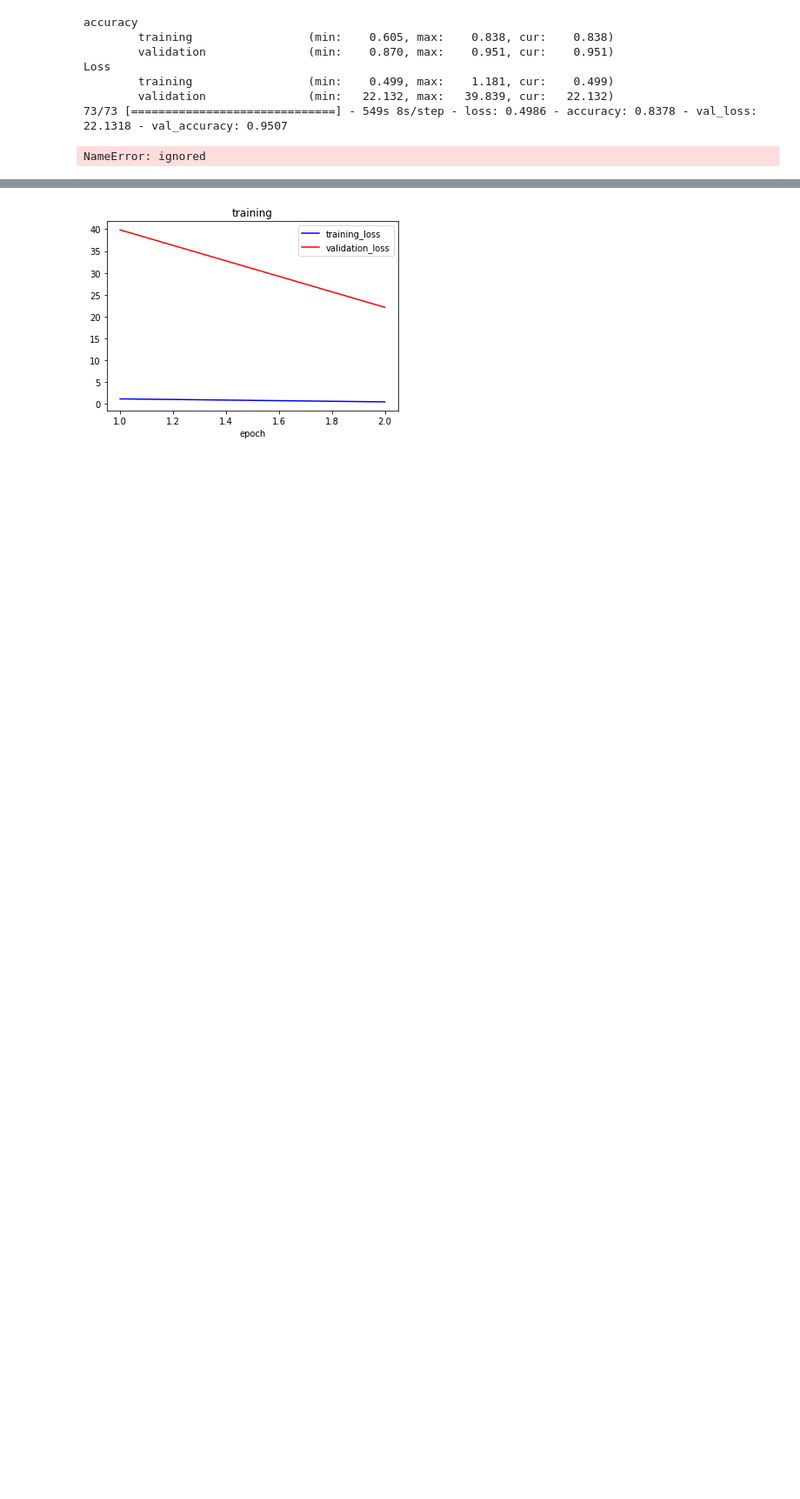
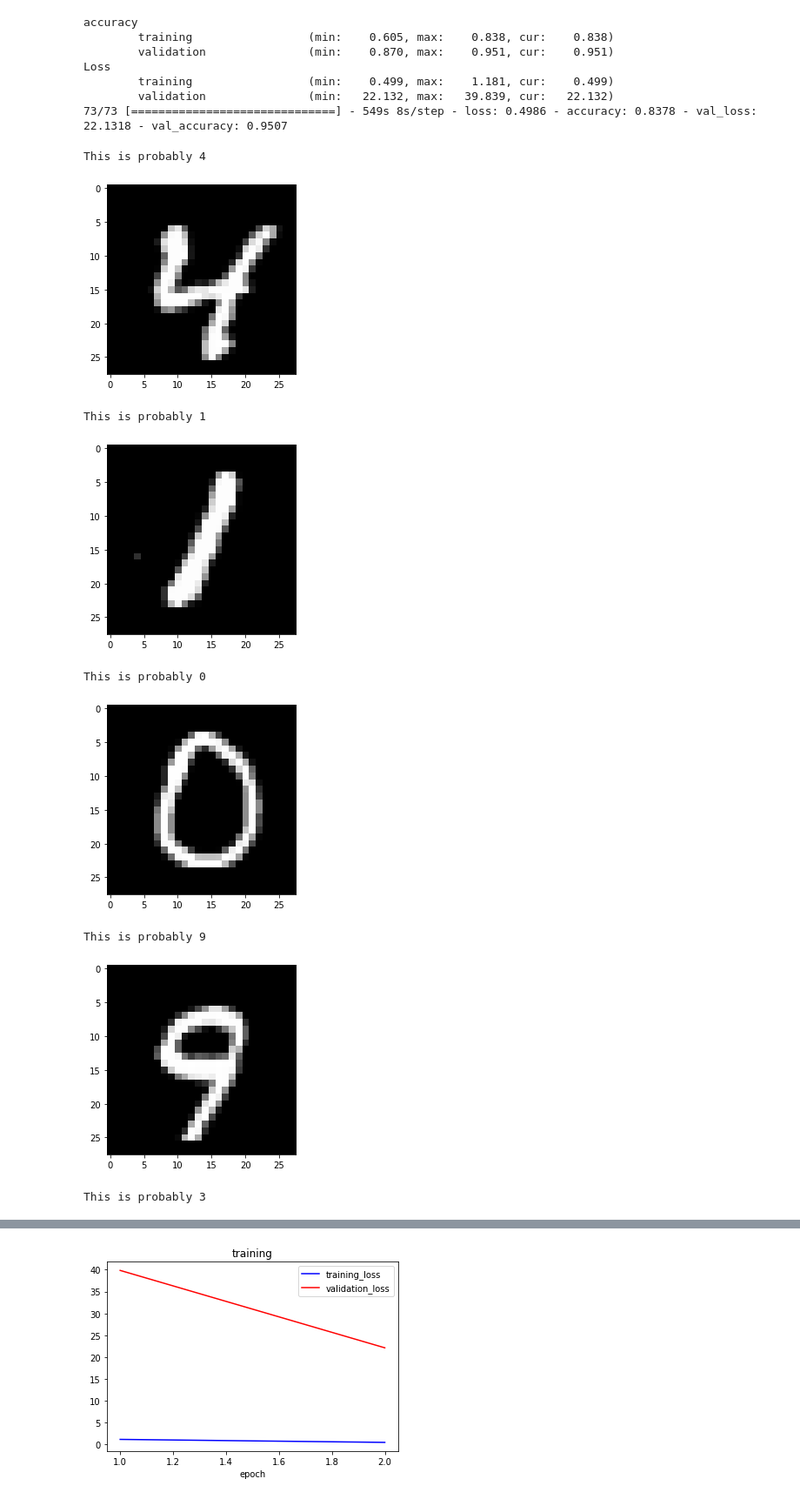
Before and after one commit to Imianosky/CNN_digit_recognizer, a Jupyter notebook: digit_recognizer.ipynb, the cells around one changed output, grey strips where cells are left out. Shown: that part at 87% size. Cells and saved outputs as stored; diff of their text form; code cells hidden in the pictures; blank space fills up the shorter version.

```diff
--- a/digit_recognizer.ipynb
+++ b/digit_recognizer.ipynb
@@ -166,17 +163,25 @@ pd.DataFrame({"ImageId":list(range(1,len(predictions)+1)),
                                            header=True)
 # %%
  import random
- for i in range(Z):
+ for i in range(25):
  	index = random.randint(20, 10000)
 
 # 	# Print out the number
  	print('This is probably', predictions[index])
 
 # 	# Import the image
  	img_test = test[index]
  	plt.imshow(np.squeeze(img_test), cmap="gray")
 
 # 	# Show the image:
  	plt.show()
 # %% [output]
-NameError: ignored
+This is probably 4
+[figure, added]
+This is probably 1
+[figure, added]
+This is probably 0
+[figure, added]
+This is probably 9
+[figure, added]
+This is probably 3
```
Also changed, not shown: parts of 3 cells of this notebook.
